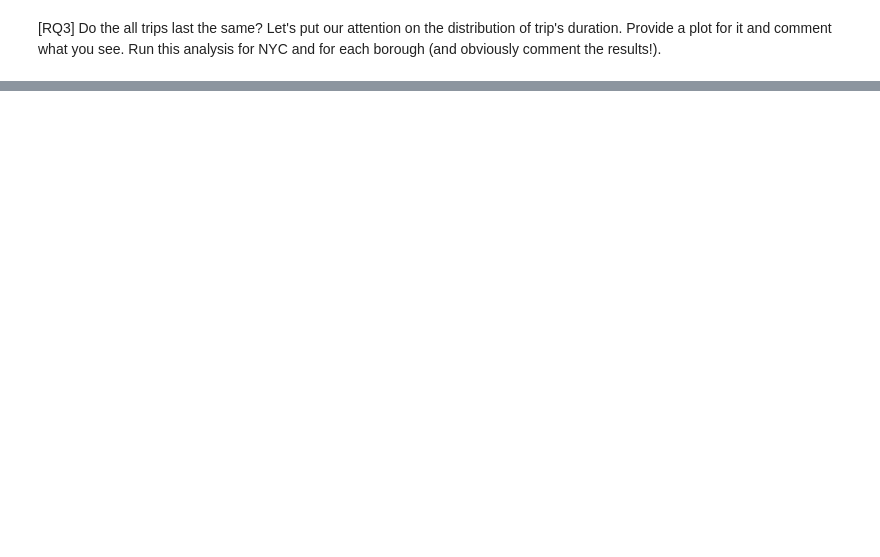
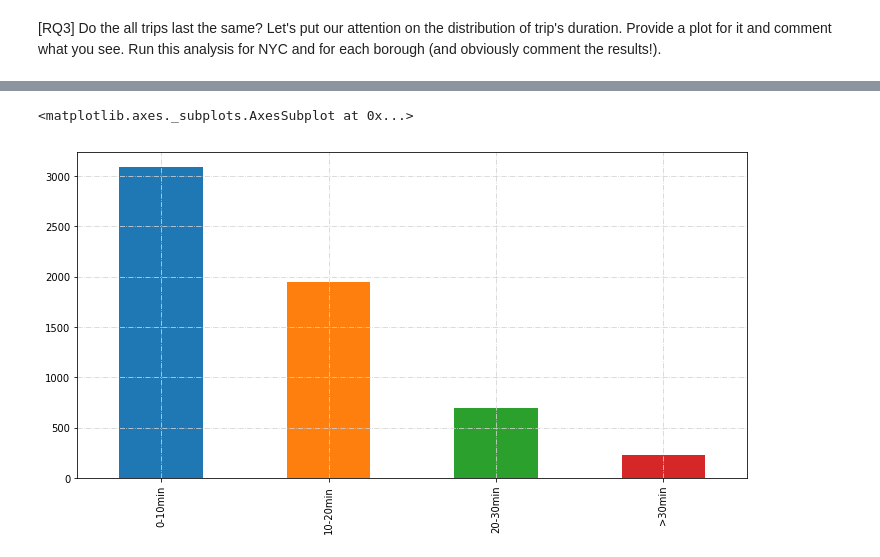
Before and after one commit to dusicastepic/ADMSecondHomework, a Jupyter notebook: RQ3.ipynb, the cells around one changed output, grey strips where cells are left out. Saved outputs shown, nothing was run; the diff lists cells and outputs as text; code cells hidden in the pictures; blank space fills up the shorter version.

```diff
--- a/RQ3.ipynb
+++ b/RQ3.ipynb
@@ -123,0 +94,11 @@ for bor in borough_lst:
+# %%
+def make_bins(x):
+    x=int(x)
+    if x in range(0,10):
+        return '0-10min'
+    if x in range(10,20):
+        return '10-20min'
+    elif x in range(20,30):
+        return '20-30min'
+    elif x>30:
+        return '>30min'
@@ -123,0 +122,9 @@ for bor in borough_lst:
+# %%
+f = plt.figure()
+plt.grid(color ='lightgray', linestyle = '-.')
+f.set_figheight(6)
+f.set_figwidth(12)
+trip_duration_bins.plot(kind = 'bar',grid=True)
+# %% [output]
+<matplotlib.axes._subplots.AxesSubplot at 0x...>
+[figure, added]
```
Also changed, not shown: parts of 42 cells of this notebook.
